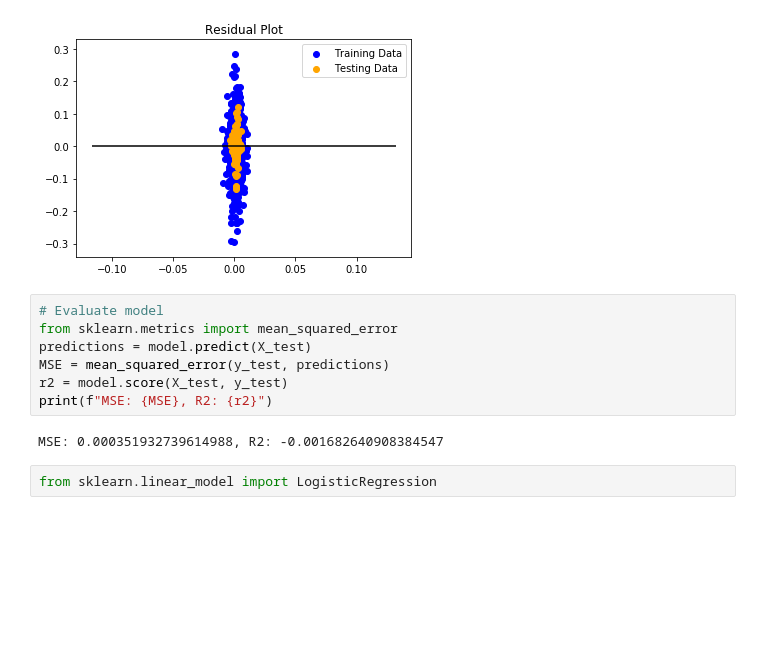
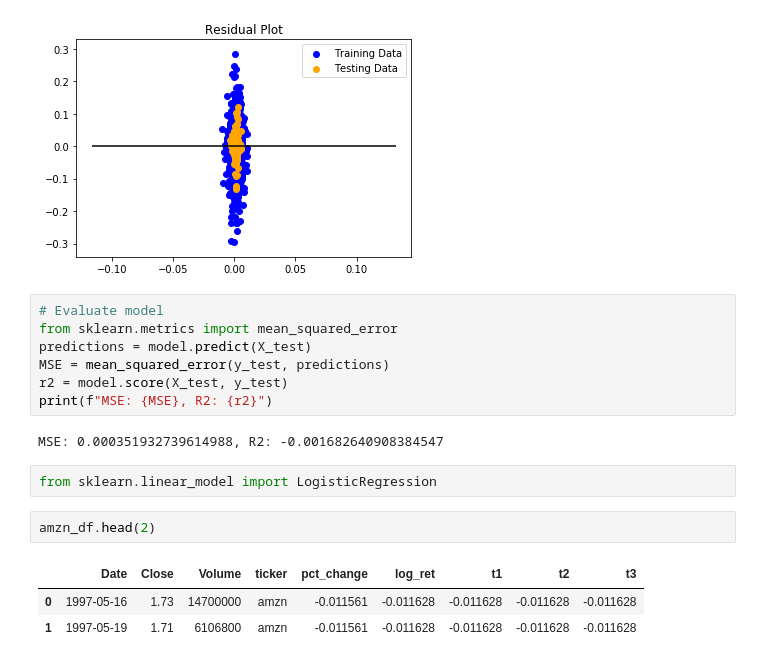
Before and after one commit to tli2001/tickermagic, a Jupyter notebook: data_cleaning.ipynb, the cells around one changed output. Saved outputs shown, nothing was run; the diff lists cells and outputs as text; blank space fills up the shorter version.

```diff
--- a/data_cleaning.ipynb
+++ b/data_cleaning.ipynb
@@ -204,3 +204,9 @@ print(f"MSE: {MSE}, R2: {r2}")
 MSE: 0.000351932739614988, R2: -0.001682640908384547
 # %%
 from sklearn.linear_model import LogisticRegression
+# %%
+amzn_df.head(2)
+# %% [output]
+|  | Date | Close | Volume | ticker | pct_change | log_ret | t1 | t2 | t3 |
+| 0 | 1997-05-16 | 1.73 | 14700000 | amzn | -0.011561 | -0.011628 | -0.011628 | -0.011628 | -0.011628 |
+| 1 | 1997-05-19 | 1.71 | 6106800 | amzn | -0.011561 | -0.011628 | -0.011628 | -0.011628 | -0.011628 |
```
Also changed, not shown: parts of 8 cells of this notebook.
